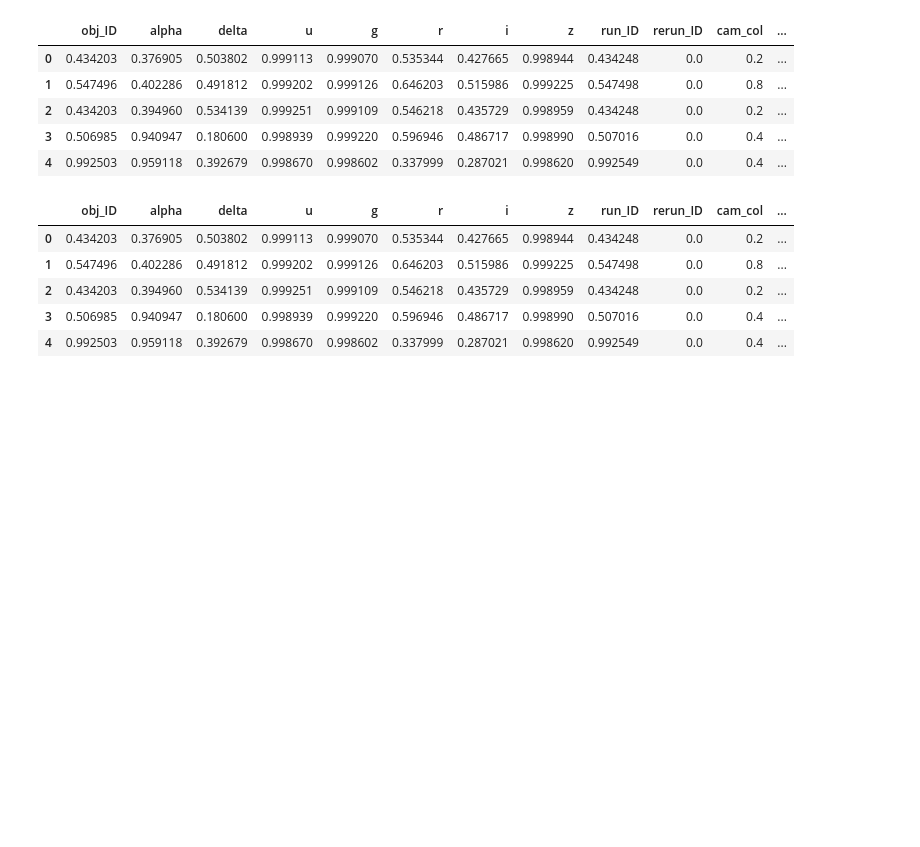
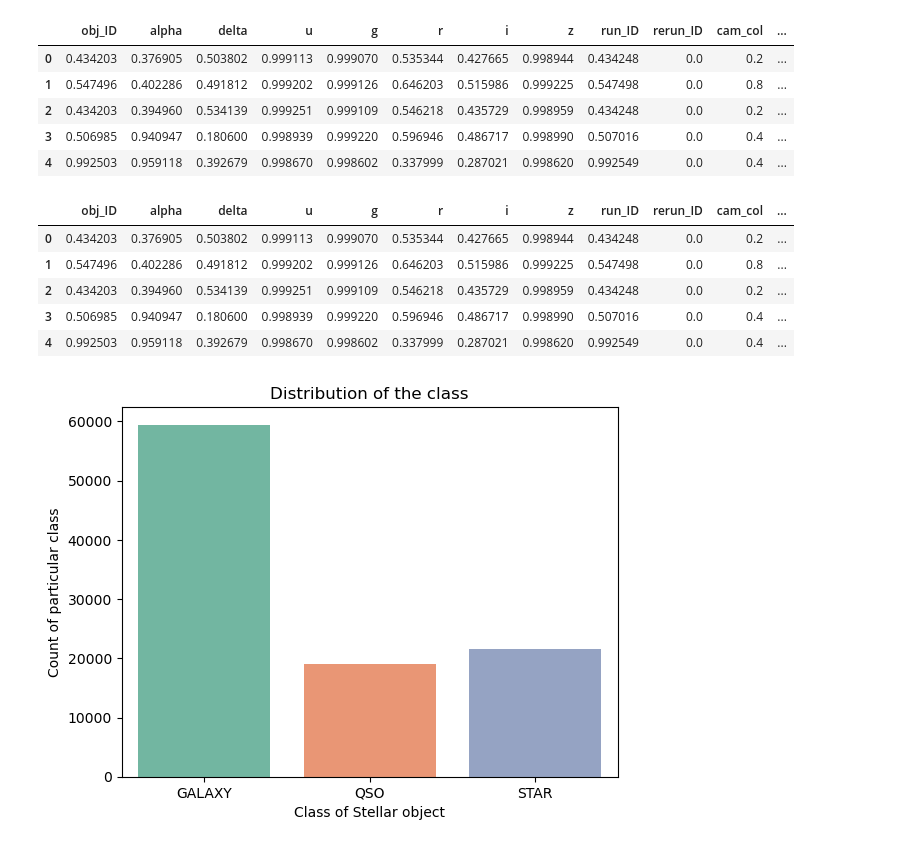
Before and after one commit to NavyaSai-V/Stellar_Object_Classification, a Jupyter notebook: Stellar_object_detection.ipynb, the cells around one changed output. Saved outputs shown, nothing was run; the diff lists cells and outputs as text; code cells hidden in the pictures; blank space fills up the shorter version.

```diff
--- a/Stellar_object_detection.ipynb
+++ b/Stellar_object_detection.ipynb
@@ -142,3 +144,12 @@ data.head()
 | 2 | 0.434203 | 0.394960 | 0.534139 | 0.999251 | 0.999109 | 0.546218 | 0.435729 | 0.998959 | 0.434248 | 0.0 | 0.2 | ... |
 | 3 | 0.506985 | 0.940947 | 0.180600 | 0.998939 | 0.999220 | 0.596946 | 0.486717 | 0.998990 | 0.507016 | 0.0 | 0.4 | ... |
 | 4 | 0.992503 | 0.959118 | 0.392679 | 0.998670 | 0.998602 | 0.337999 | 0.287021 | 0.998620 | 0.992549 | 0.0 | 0.4 | ... |
+# %%
+palette_colors = sns.color_palette("Set2")
+sns.countplot(data= data, x= 'class', palette= palette_colors)
+plt.xlabel("Class of Stellar object")
+plt.ylabel("Count of particular class")
+plt.title("Distribution of the class")
+plt.show()
+# %% [output]
+[figure, added]
```
Also changed, not shown: parts of 1 cell of this notebook.
